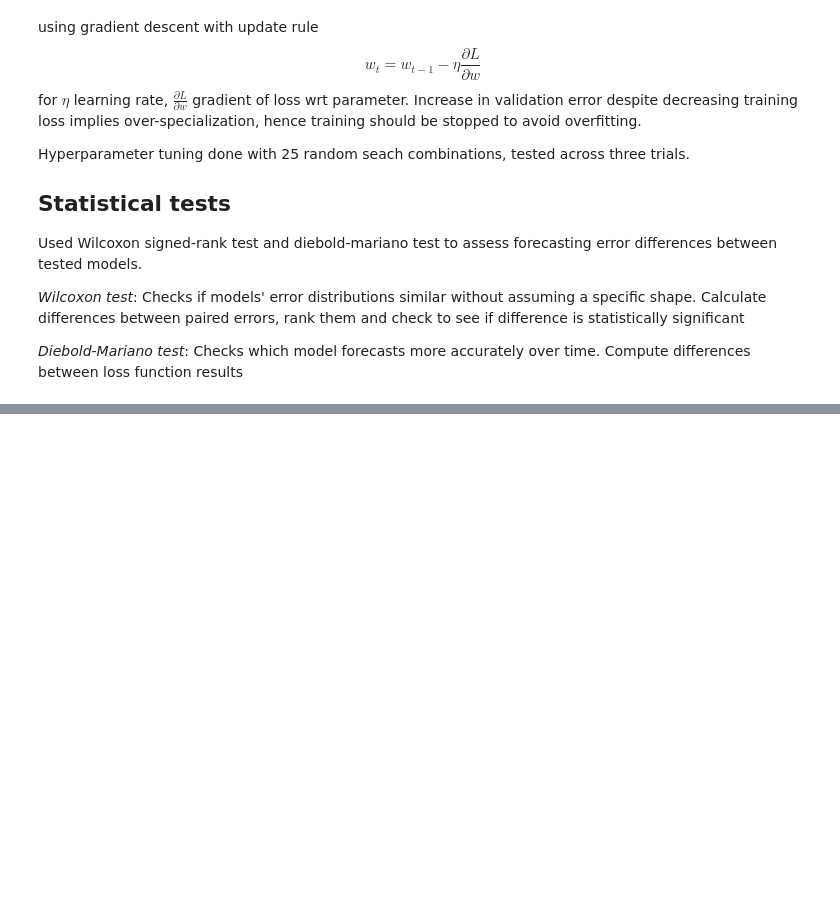
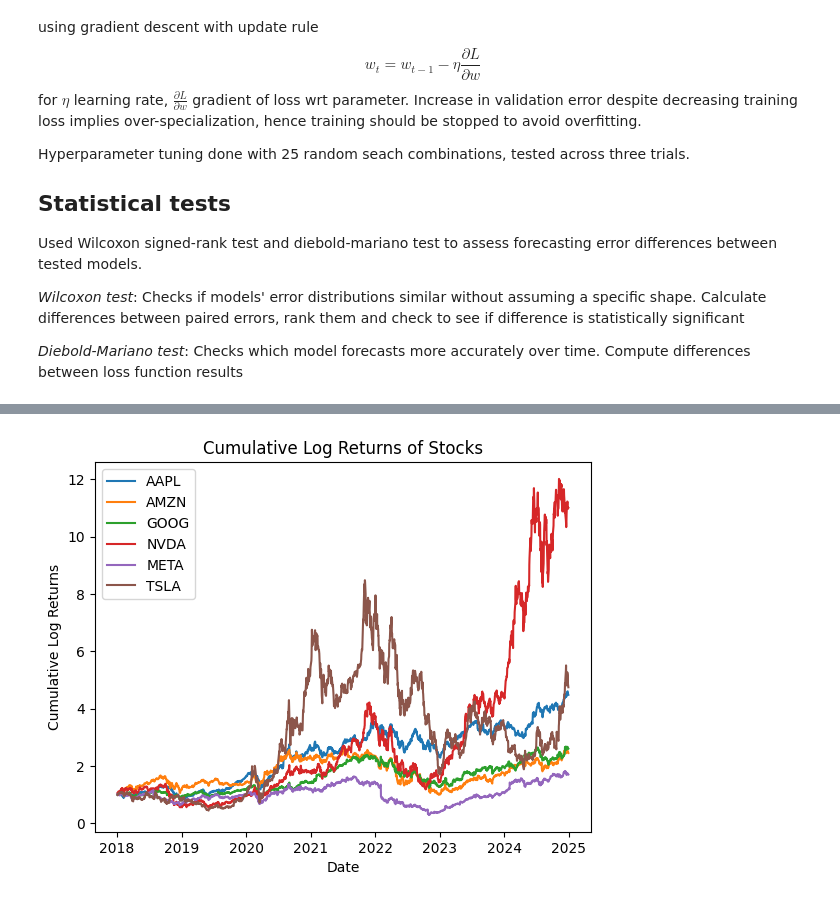
Before and after one commit to abkis/erdos-2026-volatility-models, a Jupyter notebook: notes/ML model/notes.ipynb, the cells around one changed output, grey strips where cells are left out. Saved outputs shown, nothing was run; the diff lists cells and outputs as text; code cells hidden in the pictures; blank space fills up the shorter version.

```diff
--- a/notes/ML model/notes.ipynb
+++ b/notes/ML model/notes.ipynb
@@ -160,0 +177,2 @@ Used Wilcoxon signed-rank test and diebold-mariano test to assess forecasting er
+# %%
+stock_data = yf.download(stock_names, start=start_date, end=end_date)
@@ -160,0 +232,43 @@ Used Wilcoxon signed-rank test and diebold-mariano test to assess forecasting er
+# %%
+# group by symbol/date and calculate return info
+stock_df["Return"] = (
+    stock_df.groupby("Symbol")["Close"]
+      .pct_change()
+)
+
+stock_df["Cumulative Return"] = (
+    stock_df
+    .groupby("Symbol")["Return"]
+    .transform(lambda x: (1 + x).cumprod())
+)
+
+stock_df["Log Return"] = (
+    stock_df.groupby("Symbol")["Close"]
+      .transform(lambda x: np.log(x / x.shift(1)))
+)
+
+stock_df["Cumulative Log Return"] = (
+    stock_df
+    .groupby("Symbol")["Log Return"]
+    .transform(lambda x: (1 + x).cumprod())
+)
+
+stock_df["Normalized Price"] = (
+    stock_df.groupby("Symbol")["Close"]
+            .transform(lambda x: x / x.iloc[0])
+)
+# %%
+
+plt.figure()
+
+for name in stock_names:
+    stock_data = stock_df[stock_df["Symbol"] == name].dropna(subset=["Cumulative Log Return"])
+    plt.plot(stock_data["Date"], stock_data["Cumulative Log Return"], label=name)
+
+plt.title("Cumulative Log Returns of Stocks")
+plt.xlabel("Date")
+plt.ylabel("Cumulative Log Returns")
+plt.legend()
+plt.show()
+# %% [output]
+[figure, added]
```
Also changed, not shown: parts of 20 cells of this notebook.
